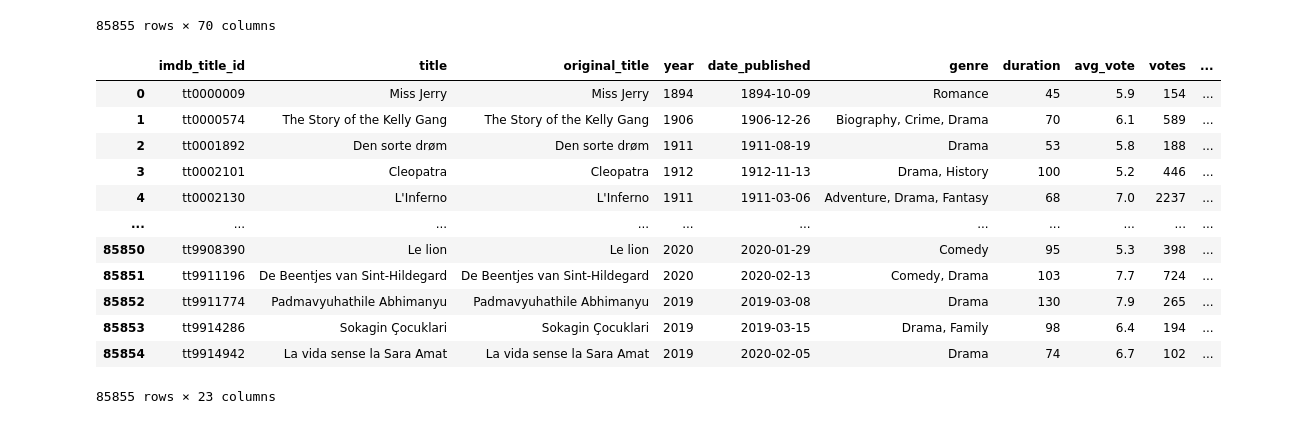
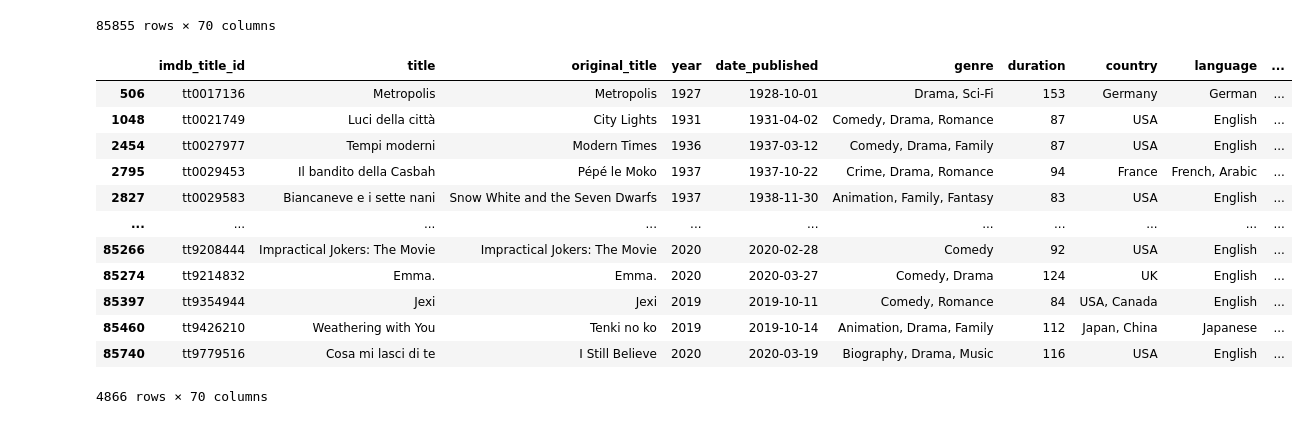
Before and after one commit to ianmkinney/imdb-machine-learning, a Jupyter notebook: MoviesClean.ipynb, the cells around one changed output. Cells and saved outputs as stored; diff of their text form; code cells hidden in the pictures.

Commit message:
New sample and MoviesClean edited

```diff
--- a/MoviesClean.ipynb
+++ b/MoviesClean.ipynb
@@ -48,20 +48,20 @@ merged_df
 | 85854 | tt9914942 | La vida sense la Sara Amat | La vida sense la Sara Amat | 2019 | 2020-02-05 | Drama | 74 | Spain | Catalan | ... |
 85855 rows × 70 columns
 # %%
-merged_dropped_df = merged_df.dropna(axis=1)
+merged_dropped_df = merged_df.dropna(axis=0)
 merged_dropped_df
 # %% [output]
-|  | imdb_title_id | title | original_title | year | date_published | genre | duration | avg_vote | votes | ... |
-| 0 | tt0000009 | Miss Jerry | Miss Jerry | 1894 | 1894-10-09 | Romance | 45 | 5.9 | 154 | ... |
-| 1 | tt0000574 | The Story of the Kelly Gang | The Story of the Kelly Gang | 1906 | 1906-12-26 | Biography, Crime, Drama | 70 | 6.1 | 589 | ... |
-| 2 | tt0001892 | Den sorte drøm | Den sorte drøm | 1911 | 1911-08-19 | Drama | 53 | 5.8 | 188 | ... |
-| 3 | tt0002101 | Cleopatra | Cleopatra | 1912 | 1912-11-13 | Drama, History | 100 | 5.2 | 446 | ... |
-| 4 | tt0002130 | L'Inferno | L'Inferno | 1911 | 1911-03-06 | Adventure, Drama, Fantasy | 68 | 7.0 | 2237 | ... |
+|  | imdb_title_id | title | original_title | year | date_published | genre | duration | country | language | ... |
+| 506 | tt0017136 | Metropolis | Metropolis | 1927 | 1928-10-01 | Drama, Sci-Fi | 153 | Germany | German | ... |
+| 1048 | tt0021749 | Luci della città | City Lights | 1931 | 1931-04-02 | Comedy, Drama, Romance | 87 | USA | English | ... |
+| 2454 | tt0027977 | Tempi moderni | Modern Times | 1936 | 1937-03-12 | Comedy, Drama, Family | 87 | USA | English | ... |
+| 2795 | tt0029453 | Il bandito della Casbah | Pépé le Moko | 1937 | 1937-10-22 | Crime, Drama, Romance | 94 | France | French, Arabic | ... |
+| 2827 | tt0029583 | Biancaneve e i sette nani | Snow White and the Seven Dwarfs | 1937 | 1938-11-30 | Animation, Family, Fantasy | 83 | USA | English | ... |
 | ... | ... | ... | ... | ... | ... | ... | ... | ... | ... | ... |
-| 85850 | tt9908390 | Le lion | Le lion | 2020 | 2020-01-29 | Comedy | 95 | 5.3 | 398 | ... |
-| 85851 | tt9911196 | De Beentjes van Sint-Hildegard | De Beentjes van Sint-Hildegard | 2020 | 2020-02-13 | Comedy, Drama | 103 | 7.7 | 724 | ... |
-| 85852 | tt9911774 | Padmavyuhathile Abhimanyu | Padmavyuhathile Abhimanyu | 2019 | 2019-03-08 | Drama | 130 | 7.9 | 265 | ... |
-| 85853 | tt9914286 | Sokagin Çocuklari | Sokagin Çocuklari | 2019 | 2019-03-15 | Drama, Family | 98 | 6.4 | 194 | ... |
-| 85854 | tt9914942 | La vida sense la Sara Amat | La vida sense la Sara Amat | 2019 | 2020-02-05 | Drama | 74 | 6.7 | 102 | ... |
+| 85266 | tt9208444 | Impractical Jokers: The Movie | Impractical Jokers: The Movie | 2020 | 2020-02-28 | Comedy | 92 | USA | English | ... |
+| 85274 | tt9214832 | Emma. | Emma. | 2020 | 2020-03-27 | Comedy, Drama | 124 | UK | English | ... |
+| 85397 | tt9354944 | Jexi | Jexi | 2019 | 2019-10-11 | Comedy, Romance | 84 | USA, Canada | English | ... |
+| 85460 | tt9426210 | Weathering with You | Tenki no ko | 2019 | 2019-10-14 | Animation, Drama, Family | 112 | Japan, China | Japanese | ... |
+| 85740 | tt9779516 | Cosa mi lasci di te | I Still Believe | 2020 | 2020-03-19 | Biography, Drama, Music | 116 | USA | English | ... |
-85855 rows × 23 columns
+4866 rows × 70 columns
 # %%
```
Also changed, not shown: parts of 1 cell of this notebook, 2 other files.
